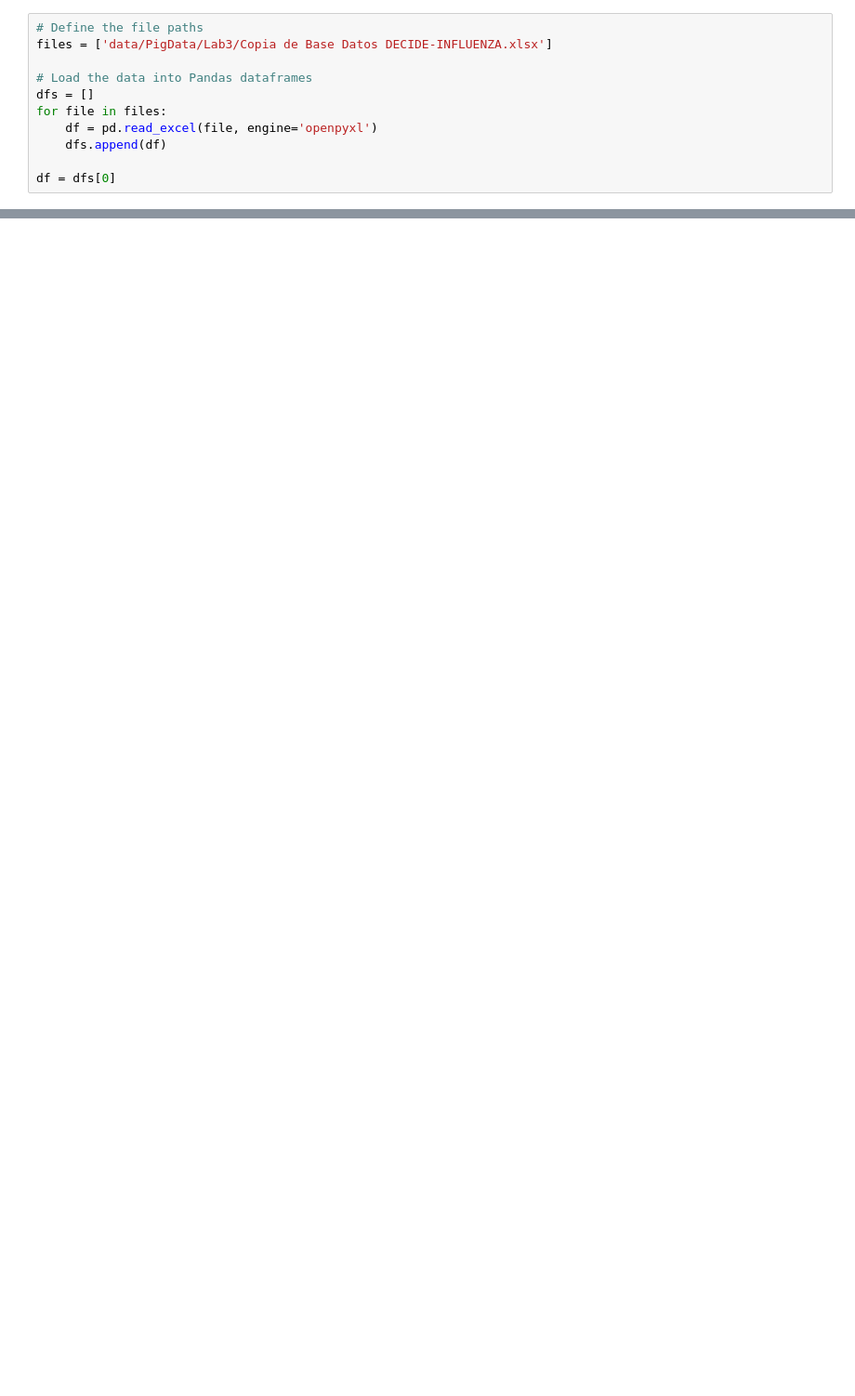
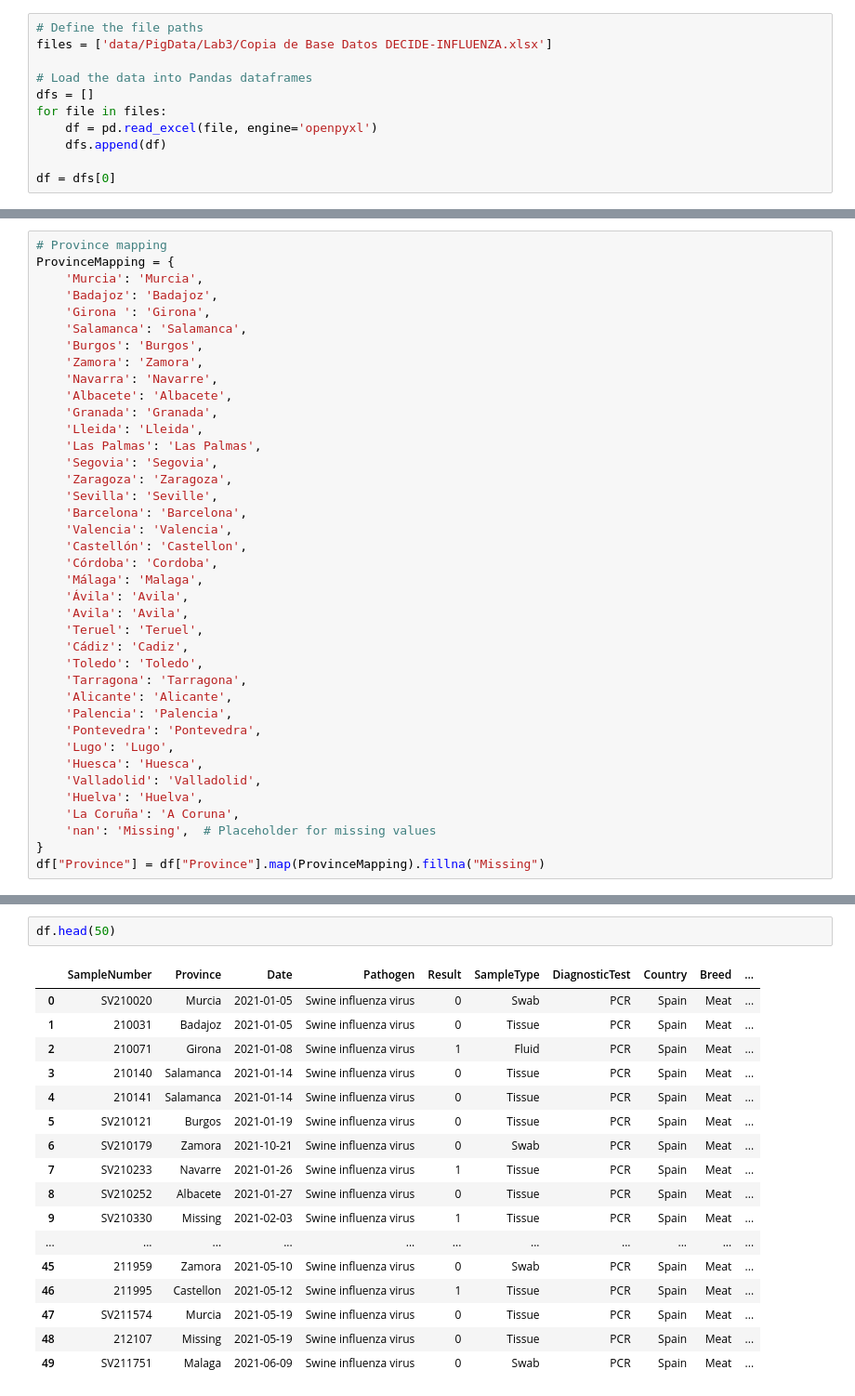
Before and after one commit to decide-project-eu/LivestockHealthOntology, a Jupyter notebook: PigLab3.ipynb, the cells around one changed output, grey strips where cells are left out. Shown at 93% size. Drawn from its saved outputs; the diff is of its cells as text; blank space fills up the shorter version.

```diff
--- a/PigLab3.ipynb
+++ b/PigLab3.ipynb
@@ -189,0 +239,39 @@ df
+# %%
+# Province mapping
+ProvinceMapping = {
+    'Murcia': 'Murcia',
+    'Badajoz': 'Badajoz',
+    'Girona ': 'Girona',
+    'Salamanca': 'Salamanca',
+    'Burgos': 'Burgos',
+    'Zamora': 'Zamora',
+    'Navarra': 'Navarre',
+    'Albacete': 'Albacete',
+    'Granada': 'Granada',
+    'Lleida': 'Lleida',
+    'Las Palmas': 'Las Palmas',
+    'Segovia': 'Segovia',
+    'Zaragoza': 'Zaragoza',
+    'Sevilla': 'Seville',
+    'Barcelona': 'Barcelona',
+    'Valencia': 'Valencia',
+    'Castellón': 'Castellon',
+    'Córdoba': 'Cordoba',
+    'Málaga': 'Malaga',
+    'Ávila': 'Avila',
+    'Avila': 'Avila',
+    'Teruel': 'Teruel',
+    'Cádiz': 'Cadiz',
+    'Toledo': 'Toledo',
+    'Tarragona': 'Tarragona',
+    'Alicante': 'Alicante',
+    'Palencia': 'Palencia',
+    'Pontevedra': 'Pontevedra',
+    'Lugo': 'Lugo',
+    'Huesca': 'Huesca',
+    'Valladolid': 'Valladolid',
+    'Huelva': 'Huelva',
+    'La Coruña': 'A Coruna',
+    'nan': 'Missing',  # Placeholder for missing values
+}
+df["Province"] = df["Province"].map(ProvinceMapping).fillna("Missing")
@@ -189,0 +409,20 @@ df
+# %%
+df.head(50)
+# %% [output]
+|  | SampleNumber | Province | Date | Pathogen | Result | SampleType | DiagnosticTest | Country | Breed | ... |
+| 0 | SV210020 | Murcia | 2021-01-05 | Swine influenza virus | 0 | Swab | PCR | Spain | Meat | ... |
+| 1 | 210031 | Badajoz | 2021-01-05 | Swine influenza virus | 0 | Tissue | PCR | Spain | Meat | ... |
+| 2 | 210071 | Girona | 2021-01-08 | Swine influenza virus | 1 | Fluid | PCR | Spain | Meat | ... |
+| 3 | 210140 | Salamanca | 2021-01-14 | Swine influenza virus | 0 | Tissue | PCR | Spain | Meat | ... |
+| 4 | 210141 | Salamanca | 2021-01-14 | Swine influenza virus | 0 | Tissue | PCR | Spain | Meat | ... |
+| 5 | SV210121 | Burgos | 2021-01-19 | Swine influenza virus | 0 | Tissue | PCR | Spain | Meat | ... |
+| 6 | SV210179 | Zamora | 2021-10-21 | Swine influenza virus | 0 | Swab | PCR | Spain | Meat | ... |
+| 7 | SV210233 | Navarre | 2021-01-26 | Swine influenza virus | 1 | Tissue | PCR | Spain | Meat | ... |
+| 8 | SV210252 | Albacete | 2021-01-27 | Swine influenza virus | 0 | Tissue | PCR | Spain | Meat | ... |
+| 9 | SV210330 | Missing | 2021-02-03 | Swine influenza virus | 1 | Tissue | PCR | Spain | Meat | ... |
+| ... | ... | ... | ... | ... | ... | ... | ... | ... | ... | ... |
+| 45 | 211959 | Zamora | 2021-05-10 | Swine influenza virus | 0 | Swab | PCR | Spain | Meat | ... |
+| 46 | 211995 | Castellon | 2021-05-12 | Swine influenza virus | 1 | Tissue | PCR | Spain | Meat | ... |
+| 47 | SV211574 | Murcia | 2021-05-19 | Swine influenza virus | 0 | Tissue | PCR | Spain | Meat | ... |
+| 48 | 212107 | Missing | 2021-05-19 | Swine influenza virus | 0 | Tissue | PCR | Spain | Meat | ... |
+| 49 | SV211751 | Malaga | 2021-06-09 | Swine influenza virus | 0 | Swab | PCR | Spain | Meat | ... |
```
Also changed, not shown: parts of 24 cells of this notebook, 12 other files.
